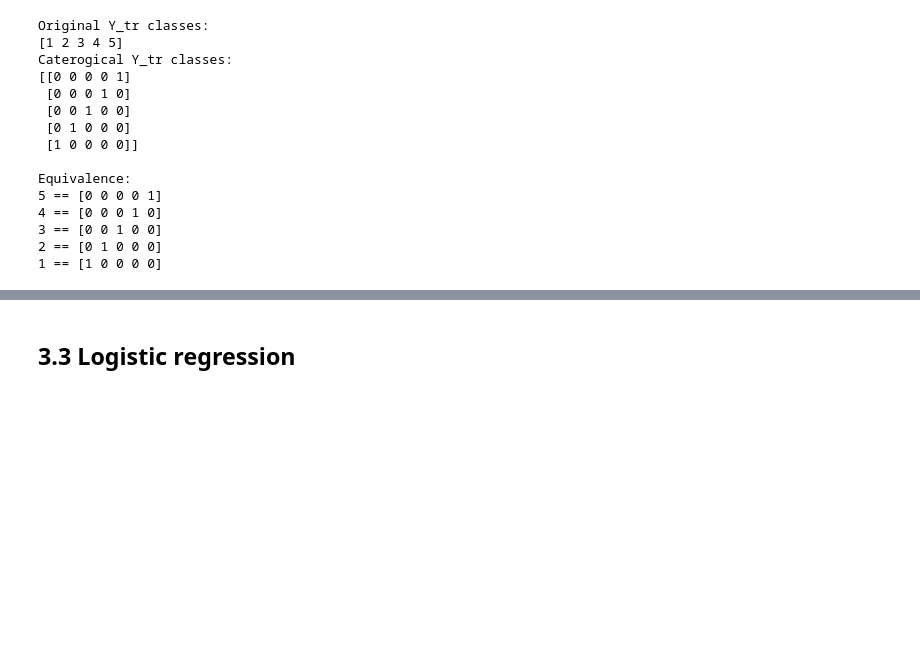
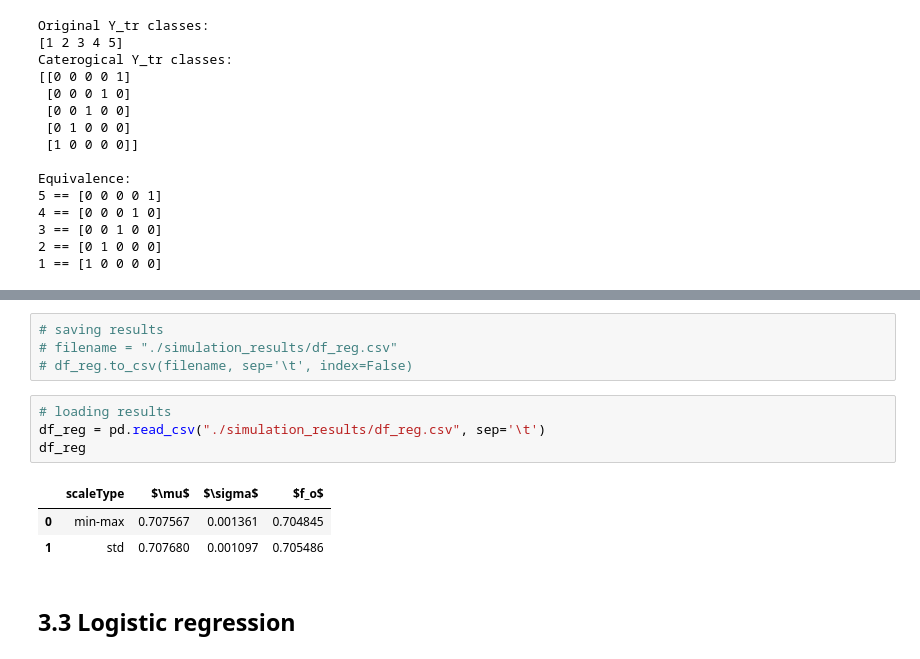
Before and after one commit to RomuloDrumond/Predict-the-damage-to-a-building, a Jupyter notebook: 02 Building and evaluation of ML models.ipynb, the cells around one changed output, grey strips where cells are left out. Drawn from its saved outputs; the diff is of its cells as text; blank space fills up the shorter version.

```diff
--- a/02 Building and evaluation of ML models.ipynb
+++ b/02 Building and evaluation of ML models.ipynb
@@ -222,3 +225,15 @@ Wall time: 3min 5s
+# %%
+# saving results
+# filename = "./simulation_results/df_reg.csv"
+# df_reg.to_csv(filename, sep='\t', index=False)
+# %%
+# loading results
+df_reg = pd.read_csv("./simulation_results/df_reg.csv", sep='\t')
+df_reg
+# %% [output]
+|  | scaleType | $\mu$ | $\sigma$ | $f_o$ |
+| 0 | min-max | 0.707567 | 0.001361 | 0.704845 |
+| 1 | std | 0.707680 | 0.001097 | 0.705486 |
 # %% [markdown]
 ## 3.3 Logistic regression
 # %%
```
Also changed, not shown: parts of 22 cells of this notebook, 24 other files.
